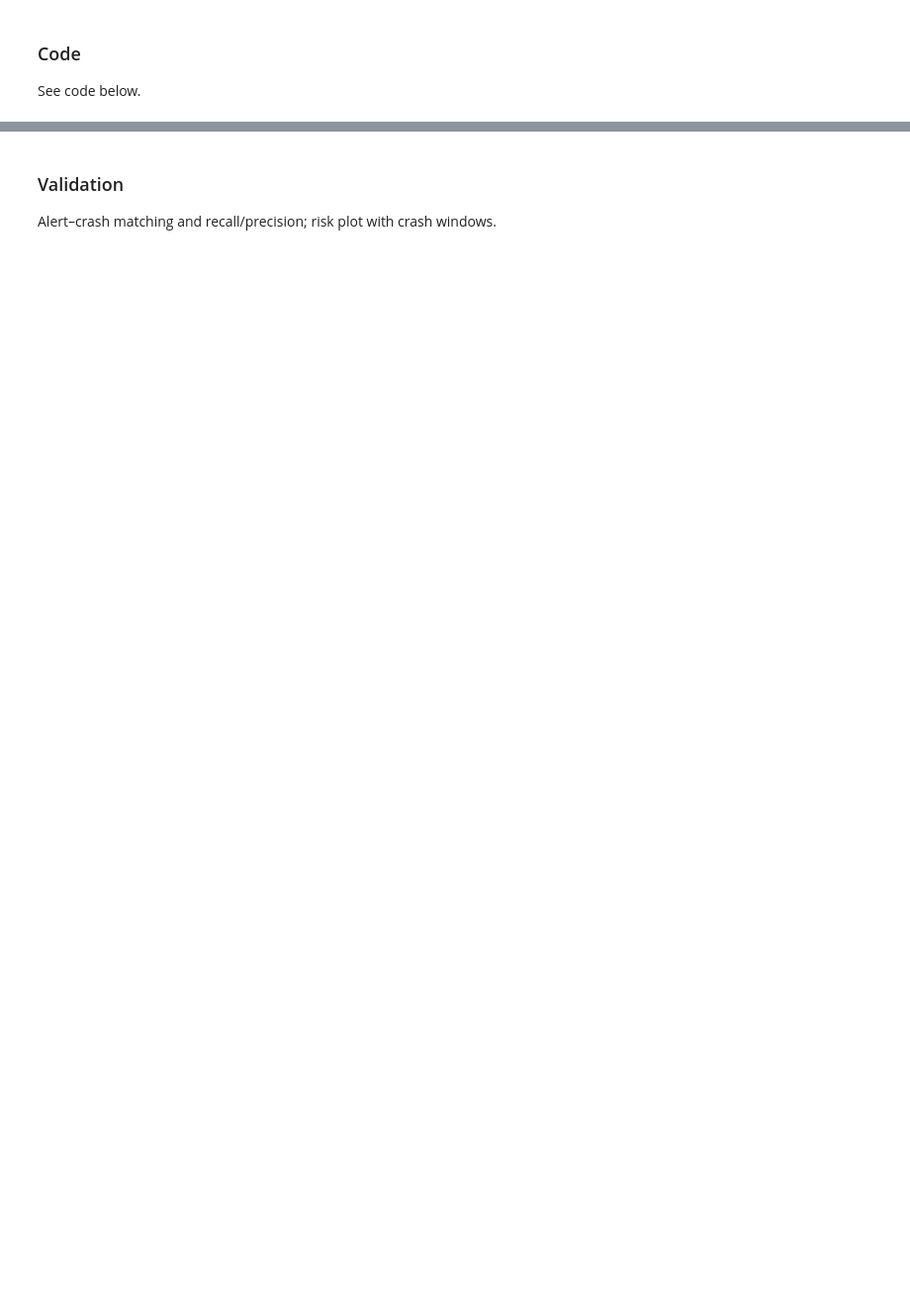
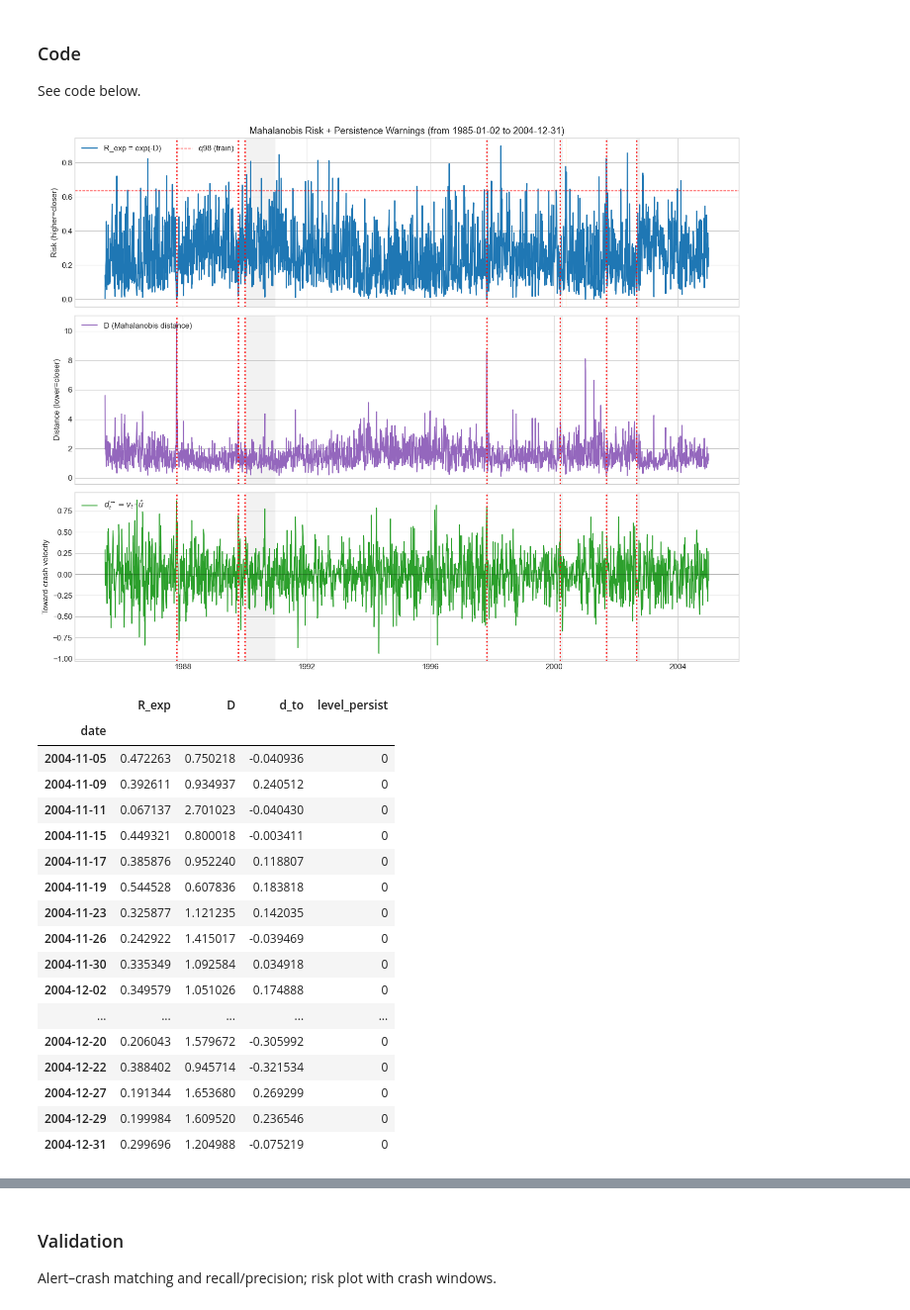
Before and after one commit to RevolvingOcelot/Team-8, a Jupyter notebook: Crash_Indicator_Done.ipynb, the cells around one changed output, grey strips where cells are left out. Shown at 99% size. Saved outputs shown, nothing was run; the diff lists cells and outputs as text; code cells hidden in the pictures; blank space fills up the shorter version.

```diff
--- a/Crash_Indicator_Done.ipynb
+++ b/Crash_Indicator_Done.ipynb
@@ -446,7 +478,7 @@ See code below.
 
 START_DATE = "1985-01-02"  # start date
 SHIFT = 10
-ZSCORE_WINDOW = 252
+ZSCORE_WINDOW = 252  #  z-score window
 PRECRASH_L_DAYS = 90
 TRAIN_END = "2004-12-31"
 PLOT_END  = "2004-12-31"
@@ -637,10 +669,8 @@ level_persist.loc[alert_persist] = 3
 fig, axes = plt.subplots(3, 1, figsize=(14, 11), sharex=True)
 
 axes[0].plot(R_exp.index, R_exp.values, lw=1.6, color="tab:blue", label="R_exp = exp(-D)")
-axes[0].axhline(q90, color="gold",   ls="--", lw=1.0, label="q90 (train)")
-axes[0].axhline(q95, color="orange", ls="--", lw=1.0, label="q95 (train)")
 axes[0].axhline(q98, color="red",    ls="--", lw=1.0, label="q98 (train)")
-shade_levels(axes[0], level_persist.index, level_persist, alpha=0.10)
+shade_levels(axes[0], level_persist.index, level_persist.replace(1, 0), alpha=0.10)
 axes[0].set_ylabel("Risk (higher=closer)")
 axes[0].set_title(f"Mahalanobis Risk + Persistence Warnings (from {START_DATE} to {PLOT_END})")
 axes[0].legend(loc="upper left", ncol=2)
@@ -659,30 +689,91 @@ axes[2].legend(loc="upper left")
 for start, end, name in MARKET_EVENTS["crashes"]:
     s = pd.to_datetime(start); e = pd.to_datetime(end)
     if e >= pd.to_datetime(START_DATE) and s <= pd.to_datetime(PLOT_END):
         for ax in axes:
             ax.axvspan(max(s, pd.to_datetime(START_DATE)),
                        min(e, pd.to_datetime(PLOT_END)),
                        color="black", alpha=0.05, lw=0)
+# crash markers: vertical lines at crash start dates
+for start, end, name in MARKET_EVENTS["crashes"]:
+    t = pd.to_datetime(start)
+    if pd.to_datetime(START_DATE) <= t <= pd.to_datetime(PLOT_END):
+        for ax in axes:
+            ax.axvline(t, color="red", linestyle=":", linewidth=2.0, alpha=0.95)
 
 plt.tight_layout()
 plt.show()
 
 # Inspect signals table (tail)
 signals = pd.DataFrame({
     "R_exp": R_exp,
     "D": D,
     "d_to": dt_to_plot,
     "level_persist": level_persist
 })
 display(signals.tail(20))
 
 
 
 plt.figure(figsize=(12,4))
 plt.plot(R_exp.index, R_exp, label="R_exp")
 plt.axhline(q98, color="red", ls="--", label="q98")
+# crash markers: vertical lines at crash start dates
+for start, end, name in MARKET_EVENTS["crashes"]:
+    t = pd.to_datetime(start)
+    if pd.to_datetime(START_DATE) <= t <= pd.to_datetime(PLOT_END):
+        plt.axvline(t, color="red", linestyle=":", linewidth=2.0, alpha=0.95)
 plt.scatter(R_exp.index[thr_alert], R_exp[thr_alert], s=12, color="red", alpha=0.6, label=">q98 (raw)")
 plt.scatter(R_exp.index[alert_persist], R_exp[alert_persist], s=35, color="black", label="ALERT (persist)")
+plt.title(f"Mahalanobis risk (pre-2005): {START_DATE} to {PLOT_END}")
 plt.legend()
 plt.tight_layout()
 plt.show()
+
+# Post-2005 plot: same trained threshold ( q98 from pre-2005)
+X_plot_full = Xdf2.copy()
+D_full = pd.Series(mahalanobis_distance(X_plot_full.values, mu_c, Sigma_inv), index=X_plot_full.index, name="D_mahal")
+R_exp_full = np.exp(-D_full)
+R_exp_full.name = "R_exp"
+thr_alert_full = R_exp_full > q98
+dt_to_plot_full = dt_to.reindex(R_exp_full.index)
+alert_persist_full = thr_alert_full & thr_alert_full.shift(1).fillna(False) & (dt_to_plot_full > 0)
+plot_start_post = pd.to_datetime("2005-01-01")
+plot_end_post = R_exp_full.index.max()
+R_post = R_exp_full.loc[plot_start_post:plot_end_post]
+
+plt.figure(figsize=(12, 4))
+plt.plot(R_post.index, R_post.values, lw=1.2, label="R_exp")
+plt.axhline(q98, color="red", ls="--", lw=1.0, label="q98 (train)")
+for start, end, name in MARKET_EVENTS["crashes"]:
+    t = pd.to_datetime(start)
+    if plot_start_post <= t <= plot_end_post:
+        plt.axvline(t, color="red", linestyle="--", linewidth=0.8, alpha=0.6)
+thr_post = thr_alert_full.loc[plot_start_post:plot_end_post]
+persist_post = alert_persist_full.loc[plot_start_post:plot_end_post]
+plt.scatter(R_post.index[thr_post], R_post.loc[thr_post], s=12, color="red", alpha=0.6, label=">q98 (raw)")
+plt.scatter(R_post.index[persist_post], R_post.loc[persist_post], s=35, color="black", label="ALERT (persist)")
+plt.title("Mahalanobis risk (post-2005) with trained threshold q98 from pre-2005")
+plt.ylabel("R_exp (higher = closer to pre-crash)")
+plt.legend(loc="upper left")
+plt.tight_layout()
+plt.show()
+# %% [output]
+[figure, added]
+|  | R_exp | D | d_to | level_persist |
+| date |  |  |  |  |
+| 2004-11-05 | 0.472263 | 0.750218 | -0.040936 | 0 |
+| 2004-11-09 | 0.392611 | 0.934937 | 0.240512 | 0 |
+| 2004-11-11 | 0.067137 | 2.701023 | -0.040430 | 0 |
+| 2004-11-15 | 0.449321 | 0.800018 | -0.003411 | 0 |
+| 2004-11-17 | 0.385876 | 0.952240 | 0.118807 | 0 |
+| 2004-11-19 | 0.544528 | 0.607836 | 0.183818 | 0 |
+| 2004-11-23 | 0.325877 | 1.121235 | 0.142035 | 0 |
+| 2004-11-26 | 0.242922 | 1.415017 | -0.039469 | 0 |
+| 2004-11-30 | 0.335349 | 1.092584 | 0.034918 | 0 |
+| 2004-12-02 | 0.349579 | 1.051026 | 0.174888 | 0 |
+| ... | ... | ... | ... | ... |
+| 2004-12-20 | 0.206043 | 1.579672 | -0.305992 | 0 |
+| 2004-12-22 | 0.388402 | 0.945714 | -0.321534 | 0 |
+| 2004-12-27 | 0.191344 | 1.653680 | 0.269299 | 0 |
+| 2004-12-29 | 0.199984 | 1.609520 | 0.236546 | 0 |
+| 2004-12-31 | 0.299696 | 1.204988 | -0.075219 | 0 |
```
Also changed, not shown: parts of 18 cells of this notebook.
